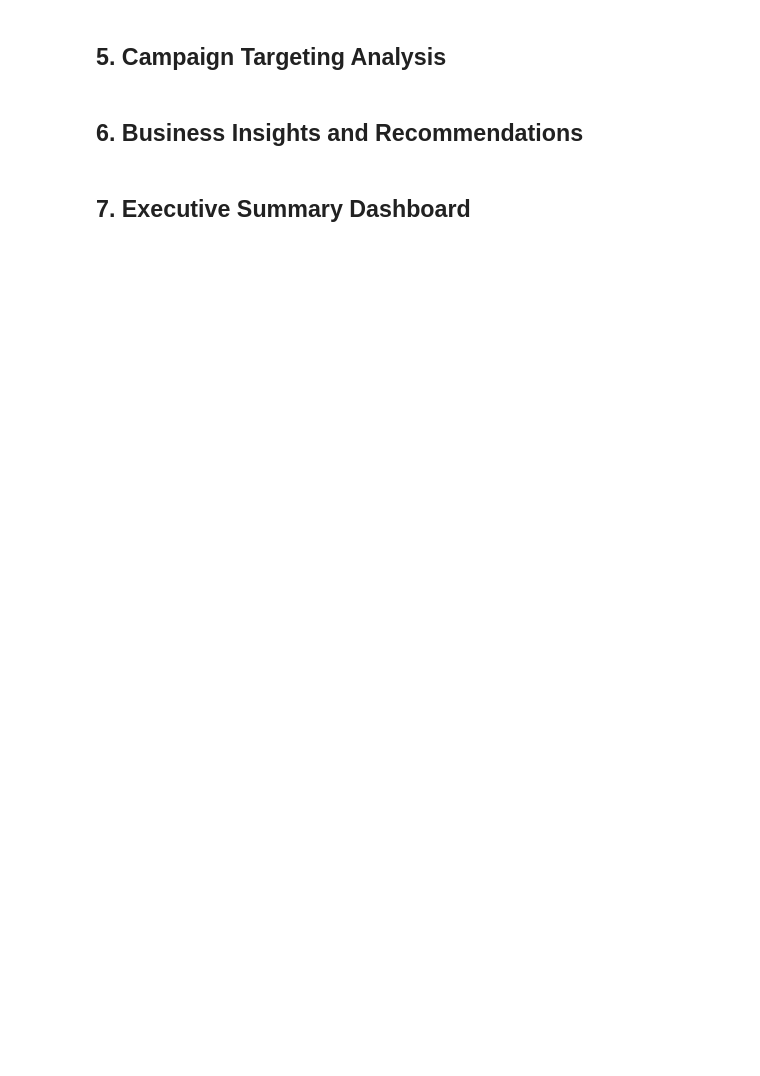
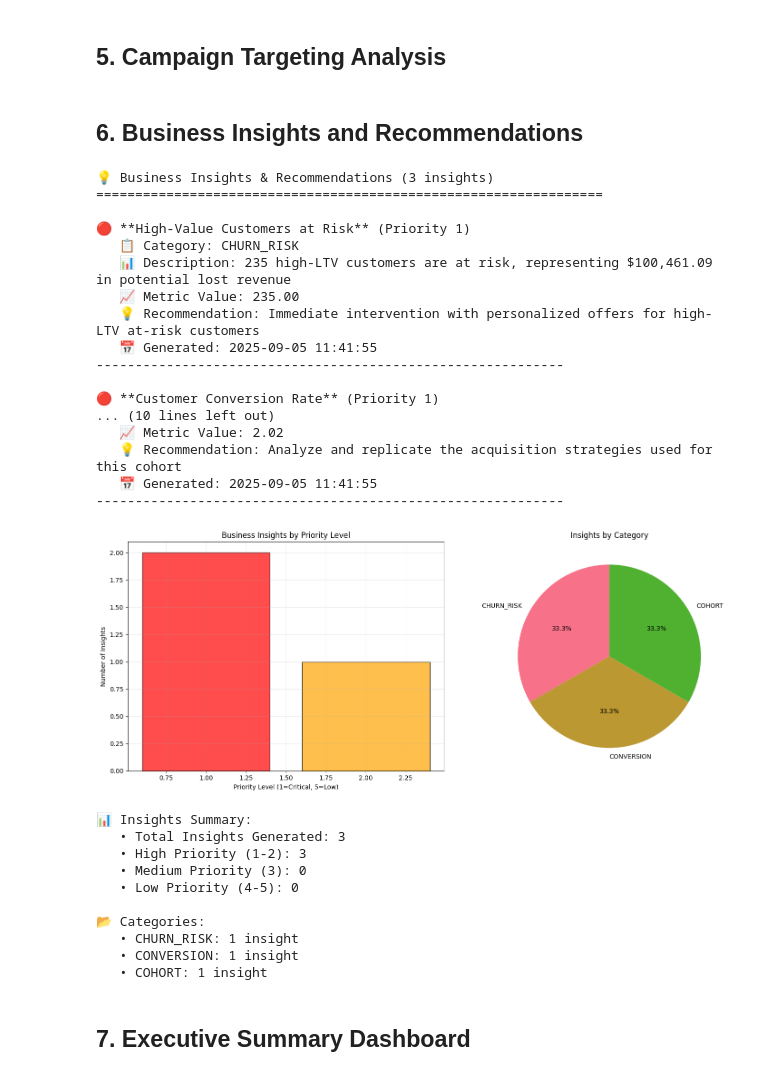
Before and after one commit to ashwin2912/marketing-analytics-pipeline, a Jupyter notebook: notebooks/business_analysis_dashboard.ipynb, the cells around one changed output. Drawn from its saved outputs; the diff is of its cells as text; code cells hidden in the pictures; blank space fills up the shorter version.

```diff
--- a/notebooks/business_analysis_dashboard.ipynb
+++ b/notebooks/business_analysis_dashboard.ipynb
@@ -291,18 +350,18 @@ for segment, row in segment_analysis.iterrows():
 # %% [markdown]
 ## 5. Campaign Targeting Analysis
 # %%
-# Load campaign targeting data
+# Load campaign targeting data with correct column names
 campaign_targets = pd.read_sql_query("""
     SELECT
         customer_id,
         campaign_type,
         priority_level,
         estimated_value,
-        churn_risk_score,
-        predicted_ltv_score,
+        0 as churn_risk_score,  -- Not available in this table
+        0 as predicted_ltv_score,  -- Not available in this table
         days_since_last_order,
         recommended_action,
-        created_date
+        created_at as created_date
     FROM campaign_targets
     WHERE campaign_type IS NOT NULL
 """, business_conn)
@@ -394,17 +453,17 @@ else:
 # %% [markdown]
 ## 6. Business Insights and Recommendations
 # %%
-# Load business insights
+# Load business insights with correct column names
 business_insights = pd.read_sql_query("""
     SELECT
         insight_id,
         insight_title,
         insight_description,
-        insight_category,
+        insight_type as insight_category,
         metric_value,
         priority_level,
         recommendation,
-        created_date
+        created_at as created_date
     FROM business_insights
     ORDER BY priority_level ASC, metric_value DESC
 """, business_conn)
@@ -437,33 +496,62 @@ if len(business_insights) > 0:
     bars = ax1.bar(priority_counts.index, priority_counts.values,
                    color=colors[:len(priority_counts)], alpha=0.7, edgecolor='black')
     ax1.set_title('Business Insights by Priority Level')
     ax1.set_xlabel('Priority Level (1=Critical, 5=Low)')
     ax1.set_ylabel('Number of Insights')
     ax1.grid(True, alpha=0.3)
 
     # Category distribution
     category_counts = business_insights['insight_category'].value_counts()
     wedges, texts, autotexts = ax2.pie(category_counts.values, labels=category_counts.index,
                                         autopct='%1.1f%%', startangle=90)
     ax2.set_title('Insights by Category')
 
     plt.tight_layout()
     plt.show()
 
     # Key metrics summary
     print(f"\n📊 Insights Summary:")
     print(f"   • Total Insights Generated: {len(business_insights)}")
     print(f"   • High Priority (1-2): {len(business_insights[business_insights['priority_level'] <= 2])}")
     print(f"   • Medium Priority (3): {len(business_insights[business_insights['priority_level'] == 3])}")
     print(f"   • Low Priority (4-5): {len(business_insights[business_insights['priority_level'] >= 4])}")
 
     categories = business_insights['insight_category'].value_counts()
     print(f"\n📂 Categories:")
     for category, count in categories.items():
         print(f"   • {category}: {count} insight{'s' if count != 1 else ''}")
 
 else:
     print("⚠️  No business insights found. Make sure the pipeline completed successfully.")
+# %% [output]
+💡 Business Insights & Recommendations (3 insights)
+=================================================================
+
+🔴 **High-Value Customers at Risk** (Priority 1)
+   📋 Category: CHURN_RISK
+   📊 Description: 235 high-LTV customers are at risk, representing $100,461.09 in potential lost revenue
+   📈 Metric Value: 235.00
+   💡 Recommendation: Immediate intervention with personalized offers for high-LTV at-risk customers
+   📅 Generated: 2025-09-05 11:41:55
+------------------------------------------------------------
+
+🔴 **Customer Conversion Rate** (Priority 1)
+... (10 lines left out)
+   📈 Metric Value: 2.02
+   💡 Recommendation: Analyze and replicate the acquisition strategies used for this cohort
+   📅 Generated: 2025-09-05 11:41:55
+------------------------------------------------------------
+[figure, added]
+📊 Insights Summary:
+   • Total Insights Generated: 3
+   • High Priority (1-2): 3
+   • Medium Priority (3): 0
+   • Low Priority (4-5): 0
+
+📂 Categories:
+   • CHURN_RISK: 1 insight
+   • CONVERSION: 1 insight
+   • COHORT: 1 insight
 # %% [markdown]
 ## 7. Executive Summary Dashboard
 # %%
```
Also changed, not shown: parts of 8 cells of this notebook.
